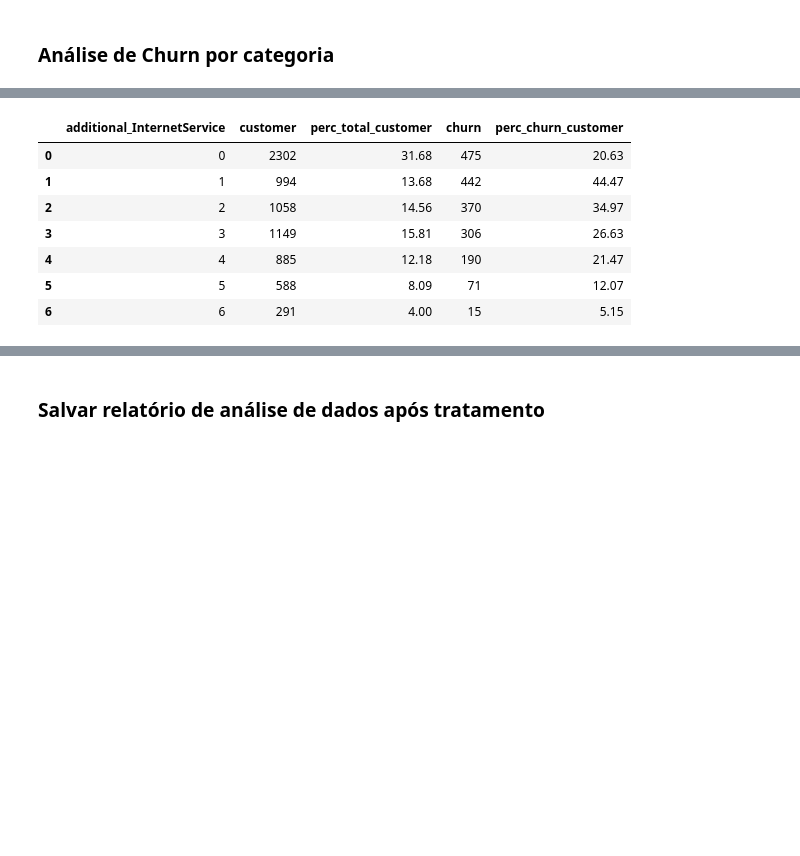
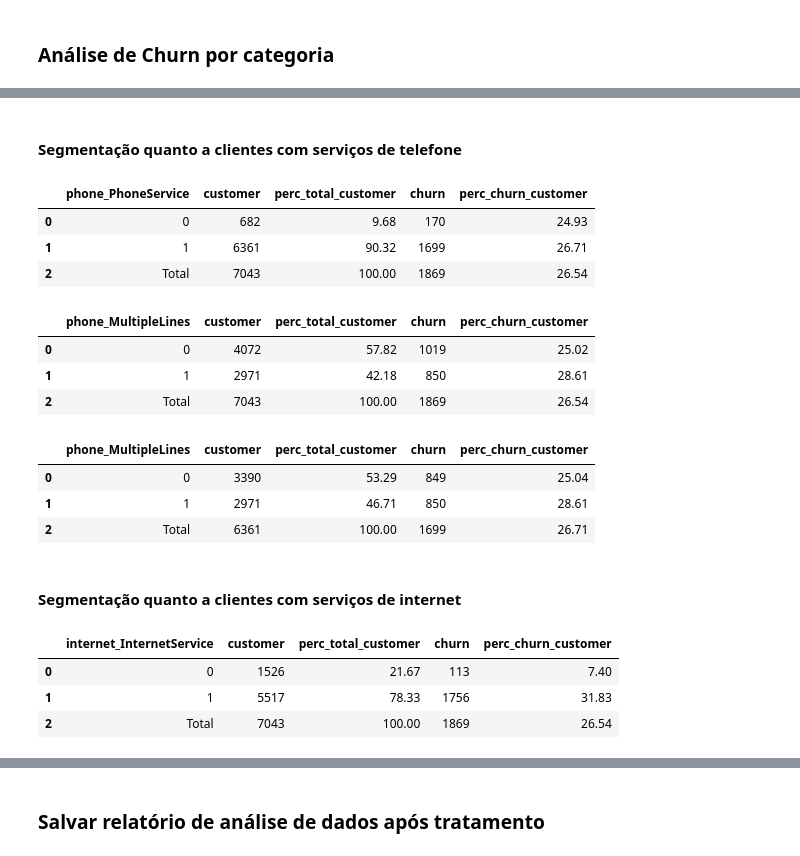
Before and after one commit to jpierre06/challenge2-data-science, a Jupyter notebook: TelecomX_BR.ipynb, the cells around one changed output, grey strips where cells are left out. Cells and saved outputs as stored; diff of their text form; code cells hidden in the pictures; blank space fills up the shorter version.

```diff
--- a/TelecomX_BR.ipynb
+++ b/TelecomX_BR.ipynb
@@ -93,3 +99,3 @@ Coluna: account_Charges_Monthly. Valores: [ 18.25  18.4   18.55 ... 118.6  118.6
 # %%
-df = ta.tratar_valores_invalidados(df)
+df = ta.tratar_valores_invalidados(df, limite_delecao=0.05, imprimir=True)
 # %% [output]
@@ -248,11 +383,32 @@ ta.calcular_percentual_churn_categoria(df, 'customer_Dependents')
+# %% [markdown]
+#### Segmentação quanto a clientes com serviços de telefone
+# %%
+ta.calcular_percentual_churn_categoria(df, 'phone_PhoneService')
+# %% [output]
+|  | phone_PhoneService | customer | perc_total_customer | churn | perc_churn_customer |
+| 0 | 0 | 682 | 9.68 | 170 | 24.93 |
+| 1 | 1 | 6361 | 90.32 | 1699 | 26.71 |
+| 2 | Total | 7043 | 100.00 | 1869 | 26.54 |
+# %%
+ta.calcular_percentual_churn_categoria(df, 'phone_MultipleLines')
+# %% [output]
+|  | phone_MultipleLines | customer | perc_total_customer | churn | perc_churn_customer |
+| 0 | 0 | 4072 | 57.82 | 1019 | 25.02 |
+| 1 | 1 | 2971 | 42.18 | 850 | 28.61 |
+| 2 | Total | 7043 | 100.00 | 1869 | 26.54 |
+# %%
+ta.calcular_percentual_churn_categoria(df[df.phone_PhoneService == 1], 'phone_MultipleLines')
+# %% [output]
+|  | phone_MultipleLines | customer | perc_total_customer | churn | perc_churn_customer |
+| 0 | 0 | 3390 | 53.29 | 849 | 25.04 |
+| 1 | 1 | 2971 | 46.71 | 850 | 28.61 |
+| 2 | Total | 6361 | 100.00 | 1699 | 26.71 |
+# %% [markdown]
+#### Segmentação quanto a clientes com serviços de internet
 # %%
-ta.calcular_percentual_churn_categoria(df, 'additional_InternetService')
+ta.calcular_percentual_churn_categoria(df, 'internet_InternetService')
 # %% [output]
-|  | additional_InternetService | customer | perc_total_customer | churn | perc_churn_customer |
-| 0 | 0 | 2302 | 31.68 | 475 | 20.63 |
-| 1 | 1 | 994 | 13.68 | 442 | 44.47 |
-| 2 | 2 | 1058 | 14.56 | 370 | 34.97 |
-| 3 | 3 | 1149 | 15.81 | 306 | 26.63 |
-| 4 | 4 | 885 | 12.18 | 190 | 21.47 |
-| 5 | 5 | 588 | 8.09 | 71 | 12.07 |
-| 6 | 6 | 291 | 4.00 | 15 | 5.15 |
+|  | internet_InternetService | customer | perc_total_customer | churn | perc_churn_customer |
+| 0 | 0 | 1526 | 21.67 | 113 | 7.40 |
+| 1 | 1 | 5517 | 78.33 | 1756 | 31.83 |
+| 2 | Total | 7043 | 100.00 | 1869 | 26.54 |
```
Also changed, not shown: parts of 115 cells of this notebook, 1 other file.
